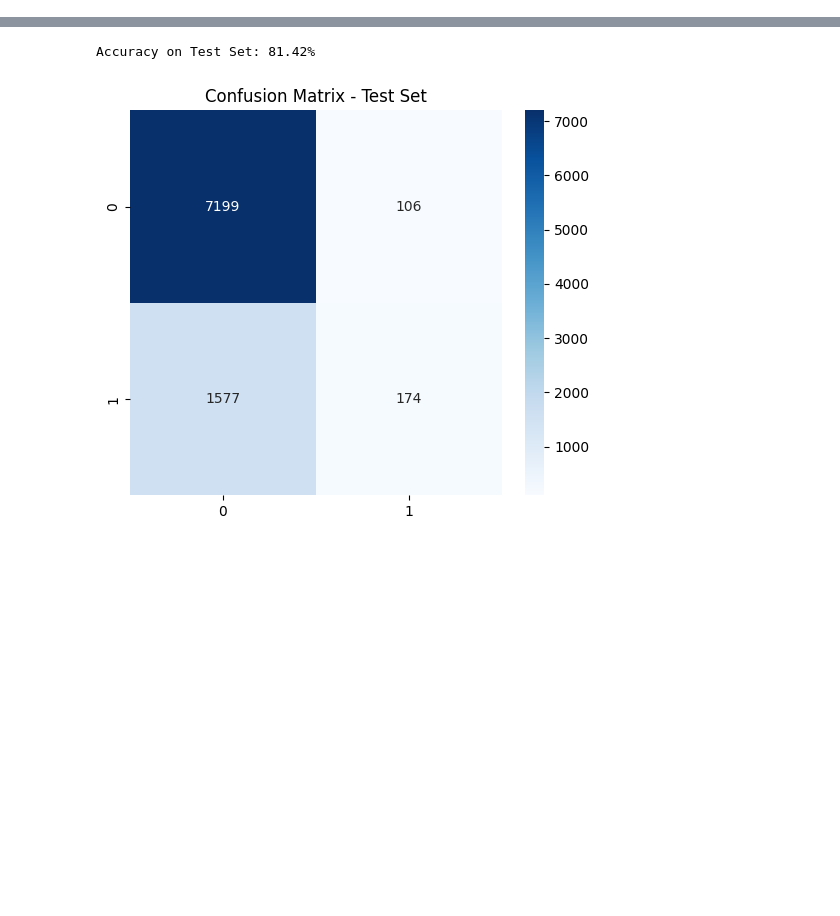
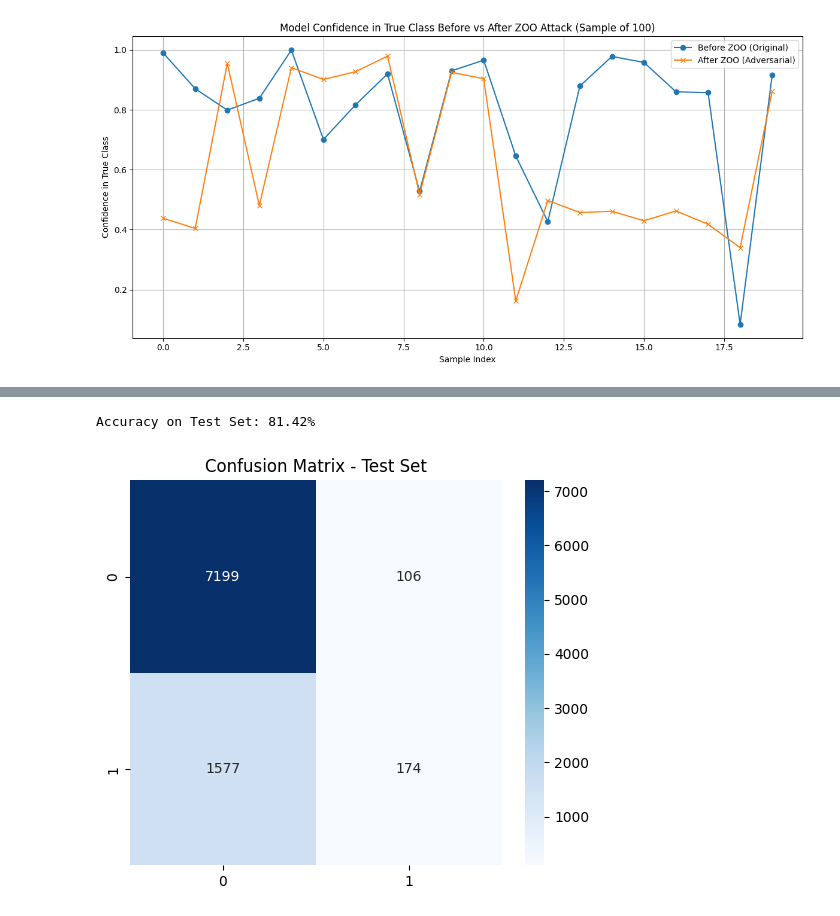
Before and after one commit to Jui1337/responsible-ai-security, a Jupyter notebook: RAI-implementation/improved-model-attacks.ipynb, the cells around one changed output, grey strips where cells are left out. Saved outputs shown, nothing was run; the diff lists cells and outputs as text; code cells hidden in the pictures; blank space fills up the shorter version.

Commit message:
started to apply same evaluation for improved model

```diff
--- a/RAI-implementation/improved-model-attacks.ipynb
+++ b/RAI-implementation/improved-model-attacks.ipynb
@@ -28,24 +33,9 @@ from art.estimators.classification import SklearnClassifier
 import warnings
 warnings.filterwarnings('ignore')
 
-# Select random 7500 samples using positional indexing
-subset_indices = np.random.choice(len(y_train), 7500, replace=False)
-X_train_subset = X_train.iloc[subset_indices]  # Use .iloc for positional indexing
-y_train_subset = y_train[subset_indices]  # Direct positional indexing for NumPy array
-
+X_test_proc = pipeline.named_steps['preprocessor'].transform(X_test)
 
 def get_adversarial_examples(X_train_subset, pipeline, model):
-    """
-    Generate adversarial examples using the ZooAttack method.
-
-    Args:
-        X_train_subset (np.ndarray): Subset of training data (raw features).
-        y_train_subset (np.ndarray): Corresponding labels for the subset.
-        pipeline (Pipeline): The original pipeline containing preprocessing and model.
-
-    Returns:
-        np.ndarray: Adversarial examples.
-    """
     # Extract the preprocessor and model from the pipeline
     preprocessor = pipeline.named_steps['preprocessor']
 
@@ -80,4 +70,4 @@ def get_adversarial_examples(X_train_subset, pipeline, model):
 
     return x_train_adv
 # %%
-x_train_adv = get_adversarial_examples(X_train_subset, pipeline, model_improved)
+x_train_adv = get_adversarial_examples(X_test, pipeline, model_improved)
@@ -83,0 +131,28 @@ x_train_adv = get_adversarial_examples(X_train_subset, pipeline, model_improved)
+# %%
+import matplotlib.pyplot as plt
+import numpy as np
+
+# Preprocess original data
+X_orig_preprocessed = pipeline.named_steps['preprocessor'].transform(X_train)
+
+# Predict probabilities on original and adversarial samples
+y_probs_orig = model_improved.predict_proba(X_orig_preprocessed)
+y_probs_adv = model_improved.predict_proba(x_train_adv)
+
+# Get confidence in true class for each sample
+true_class_conf_orig = [prob[y] for prob, y in zip(y_probs_orig, y_train)]
+true_class_conf_adv = [prob[y] for prob, y in zip(y_probs_adv, y_train)]
+
+# Plot
+plt.figure(figsize=(12, 6))
+plt.plot(true_class_conf_orig[:20], label='Before ZOO (Original)', marker='o')
+plt.plot(true_class_conf_adv[:20], label='After ZOO (Adversarial)', marker='x')
+plt.title('Model Confidence in True Class Before vs After ZOO Attack (Sample of 100)')
+plt.xlabel('Sample Index')
+plt.ylabel('Confidence in True Class')
+plt.legend()
+plt.grid(True)
+plt.tight_layout()
+plt.show()
+# %% [output]
+[figure, added]
```
Also changed, not shown: parts of 7 cells of this notebook, 1 other file.
